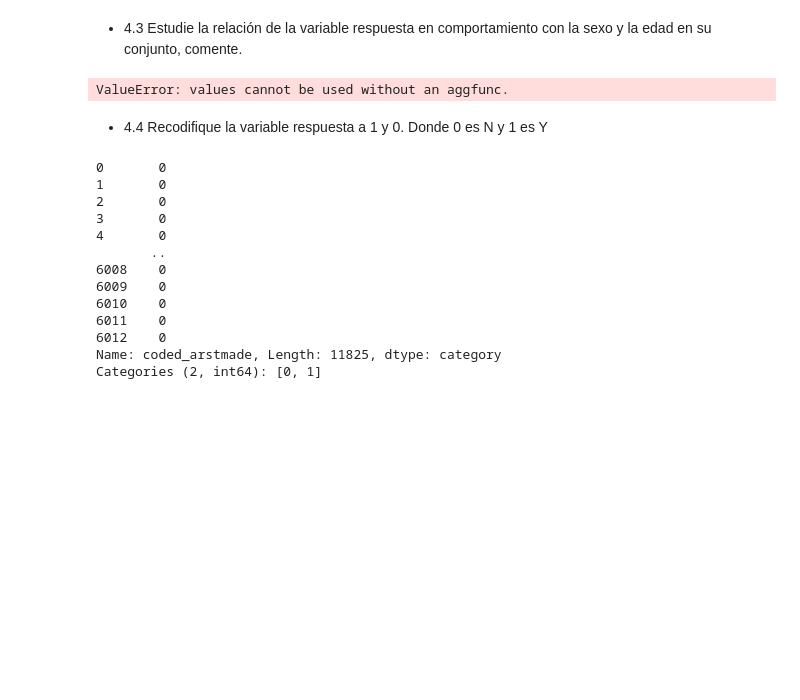
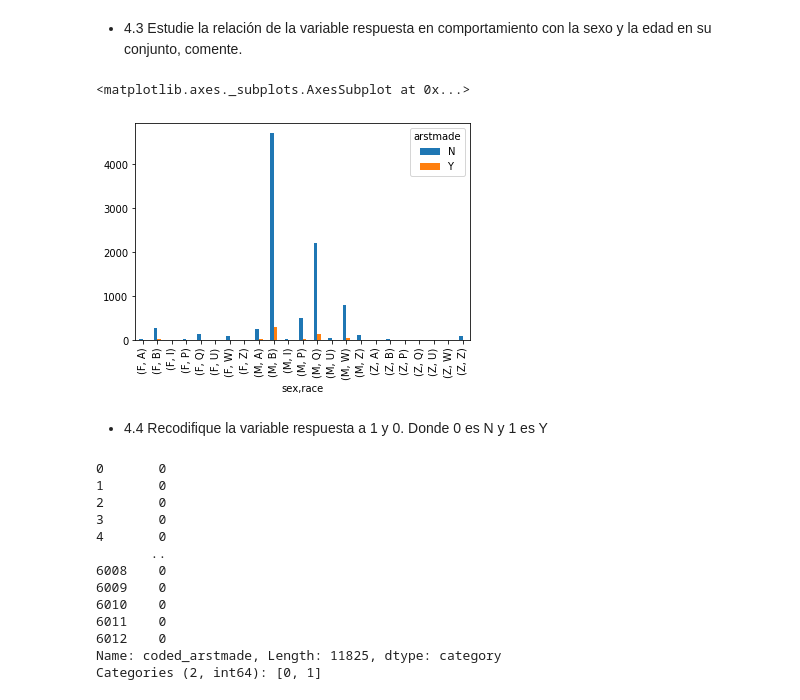
Before and after one commit to ggmarioe/trabajo-modelos-supervisados, a Jupyter notebook: Prueba Supervisada.ipynb, the cells around one changed output. Saved outputs shown, nothing was run; the diff lists cells and outputs as text; code cells hidden in the pictures; blank space fills up the shorter version.

```diff
--- a/Prueba Supervisada.ipynb
+++ b/Prueba Supervisada.ipynb
@@ -157,9 +200,10 @@ pd.crosstab(df_arstmade_sex['arstmade'], df_arstmade_sex['sex']).plot.bar()
 # %% [markdown]
 - 4.3 Estudie la relación de la variable respuesta en comportamiento con la sexo y la edad en su conjunto, comente.
 # %%
-pd.crosstab([df_final['sex'],df_final['race']],df_final['arstmade'])
+pd.crosstab([df_final['sex'],df_final['race']],df_final['arstmade']).plot.bar()
 # %% [output]
-ValueError: values cannot be used without an aggfunc.
+<matplotlib.axes._subplots.AxesSubplot at 0x...>
+[figure, added]
 # %% [markdown]
 - 4.4 Recodifique la variable respuesta a 1 y 0. Donde 0 es N y 1 es Y
 # %%
```
Also changed, not shown: parts of 21 cells of this notebook.
